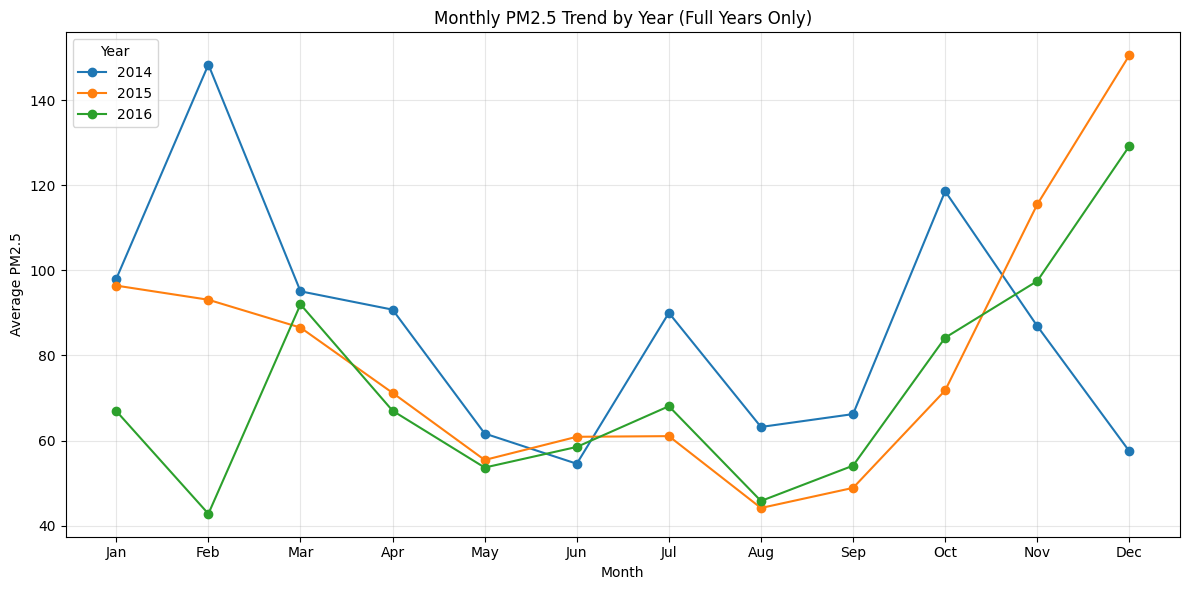
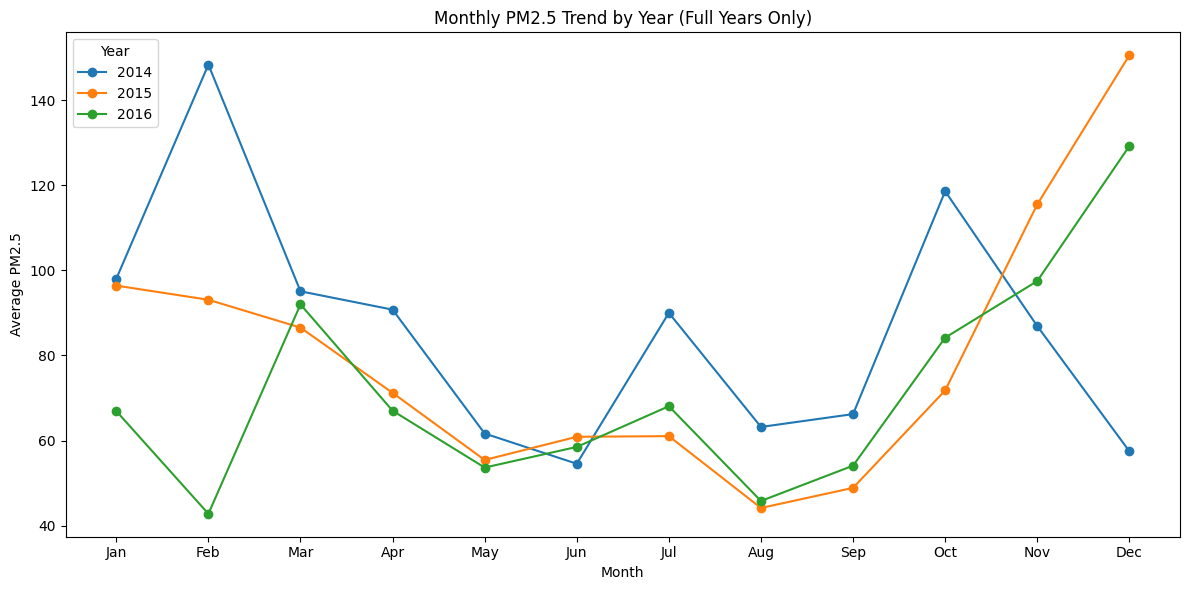
Unified diff of the notebook cell whose output changed from the first chart to the second:
--- before
+++ after
@@ -32,5 +32,4 @@
 plt.title("Monthly PM2.5 Trend by Year (Full Years Only)")
 plt.legend(title="Year")
-plt.grid(True, alpha=0.3)
 plt.tight_layout()
 plt.show()

Commit: Update data-cleaning-preparation.ipynb